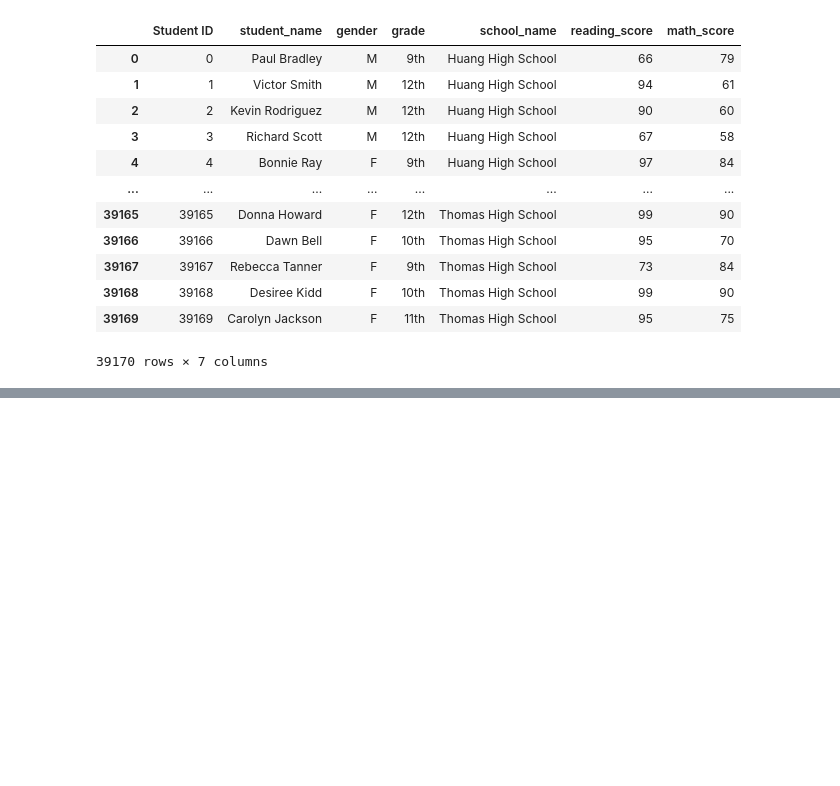
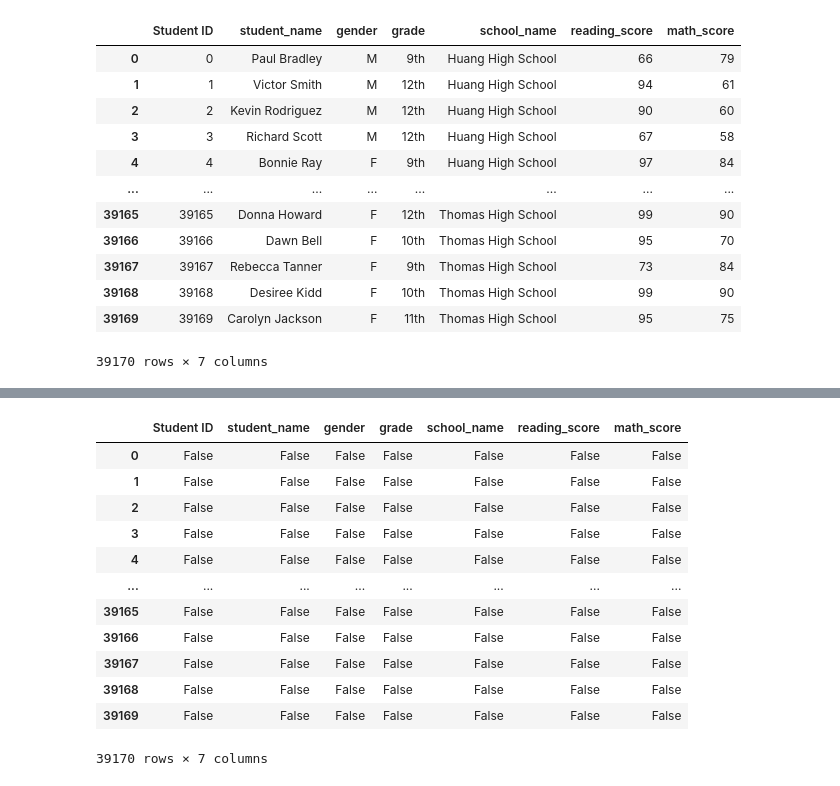
Before and after one commit to frustrianm/School_District_Analysis, a Jupyter notebook: PyCitySchools.ipynb, the cells around one changed output, grey strips where cells are left out. Cells and saved outputs as stored; diff of their text form; code cells hidden in the pictures; blank space fills up the shorter version.

```diff
--- a/PyCitySchools.ipynb
+++ b/PyCitySchools.ipynb
@@ -50,13 +43,6 @@ school_data_df.head()
 | 4 | 4 | Griffin High School | Charter | 1468 | 917500 |
 # %%
 # PRO TIP 2 - Tail
-
-#Adding Pandas dependency.
-import pandas as pd
-
-#Adding the CSV files
-school_data_to_load = "Resources/schools_complete.csv"
-student_data_to_load = "Resources/students_complete.csv"
 
 #Confirmming Jupyter is reading the csv files correctly
 school_data_df = pd.read_csv(school_data_to_load)
@@ -97,0 +125,19 @@ student_data_df
+# %%
+# ISNULL METHOD - STUDENTS
+
+# is null function
+student_data_df.isnull()
+# %% [output]
+|  | Student ID | student_name | gender | grade | school_name | reading_score | math_score |
+| 0 | False | False | False | False | False | False | False |
+| 1 | False | False | False | False | False | False | False |
+| 2 | False | False | False | False | False | False | False |
+| 3 | False | False | False | False | False | False | False |
+| 4 | False | False | False | False | False | False | False |
+| ... | ... | ... | ... | ... | ... | ... | ... |
+| 39165 | False | False | False | False | False | False | False |
+| 39166 | False | False | False | False | False | False | False |
+| 39167 | False | False | False | False | False | False | False |
+| 39168 | False | False | False | False | False | False | False |
+| 39169 | False | False | False | False | False | False | False |
+39170 rows × 7 columns
```
Also changed, not shown: parts of 13 cells of this notebook.
